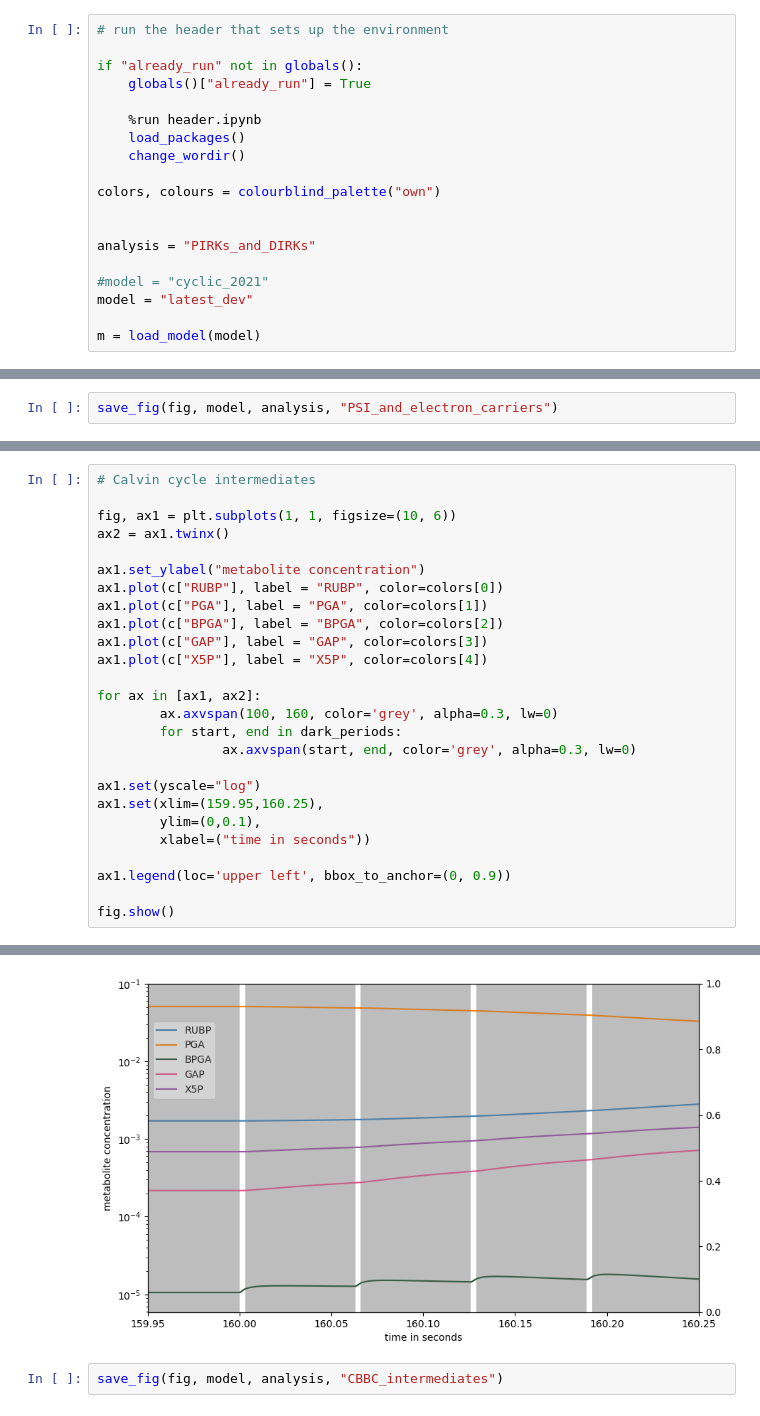
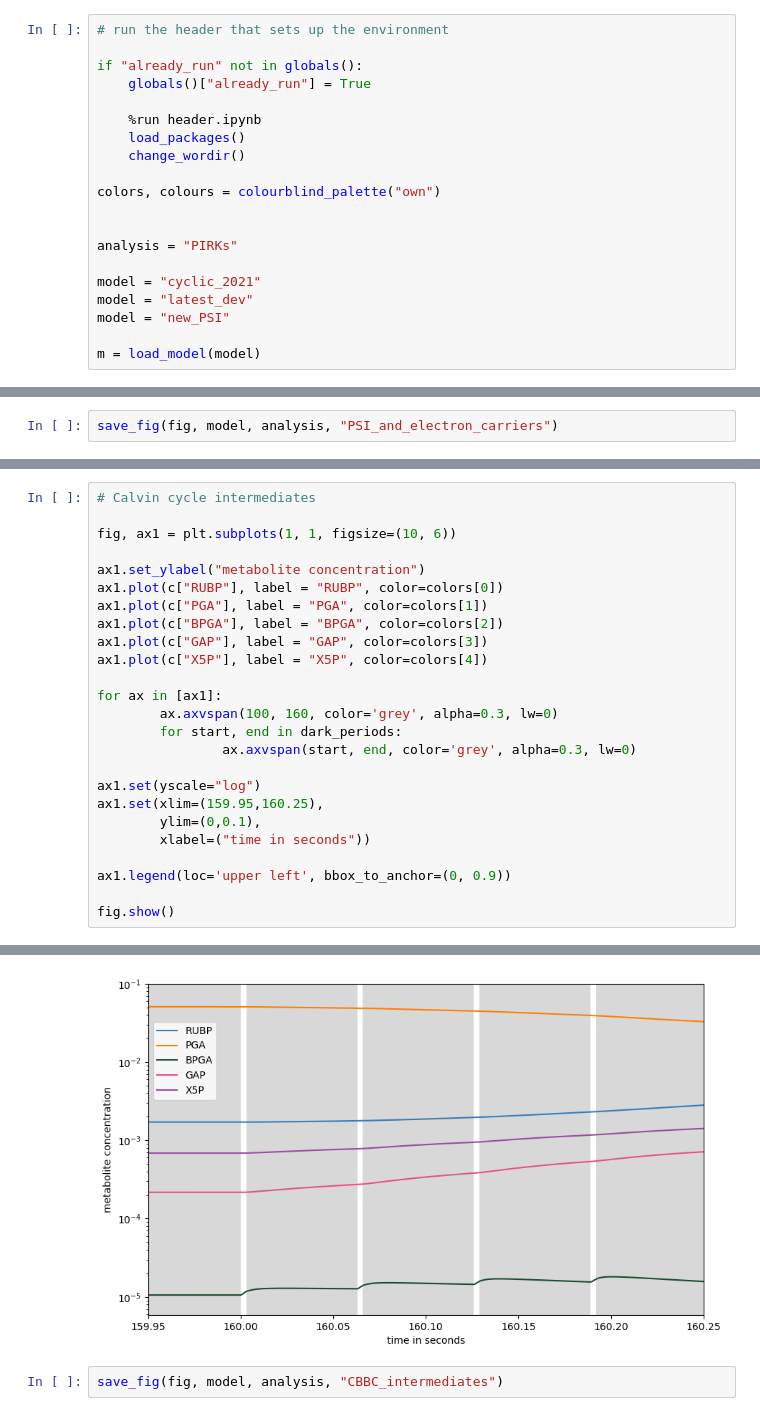
Before and after one commit to A-Potthoff/QTB_modeling, a Jupyter notebook: analyses/PIRK.ipynb, the cells around one changed output, grey strips where cells are left out. Drawn from its saved outputs; the diff is of its cells as text.

```diff
--- a/analyses/PIRK.ipynb
+++ b/analyses/PIRK.ipynb
@@ -11,10 +11,11 @@ if "already_run" not in globals():
 colors, colours = colourblind_palette("own")
 
 
-analysis = "PIRKs_and_DIRKs"
+analysis = "PIRKs"
 
-#model = "cyclic_2021"
+model = "cyclic_2021"
 model = "latest_dev"
+model = "new_PSI"
 
 m = load_model(model)
 # %% [output]
@@ -372,32 +288,31 @@ save_fig(fig, model, analysis, "PSI_and_electron_carriers")
 # %%
 # Calvin cycle intermediates
 
 fig, ax1 = plt.subplots(1, 1, figsize=(10, 6))
-ax2 = ax1.twinx()
 
 ax1.set_ylabel("metabolite concentration")
 ax1.plot(c["RUBP"], label = "RUBP", color=colors[0])
 ax1.plot(c["PGA"], label = "PGA", color=colors[1])
 ax1.plot(c["BPGA"], label = "BPGA", color=colors[2])
 ax1.plot(c["GAP"], label = "GAP", color=colors[3])
 ax1.plot(c["X5P"], label = "X5P", color=colors[4])
 
-for ax in [ax1, ax2]:
+for ax in [ax1]:
         ax.axvspan(100, 160, color='grey', alpha=0.3, lw=0)
         for start, end in dark_periods:
                 ax.axvspan(start, end, color='grey', alpha=0.3, lw=0)
 
 ax1.set(yscale="log")
 ax1.set(xlim=(159.95,160.25),
         ylim=(0,0.1),
         xlabel=("time in seconds"))
 
 ax1.legend(loc='upper left', bbox_to_anchor=(0, 0.9))
 
 fig.show()
 # %% [output]
 UserWarning: Attempt to set non-positive ylim on a log-scaled axis will be ignored.
 UserWarning: FigureCanvasAgg is non-interactive, and thus cannot be shown
-[figure, old version]
+[figure, new version]
 # %%
 save_fig(fig, model, analysis, "CBBC_intermediates")
```
Also changed, not shown: parts of 20 cells of this notebook, 1 other file.
